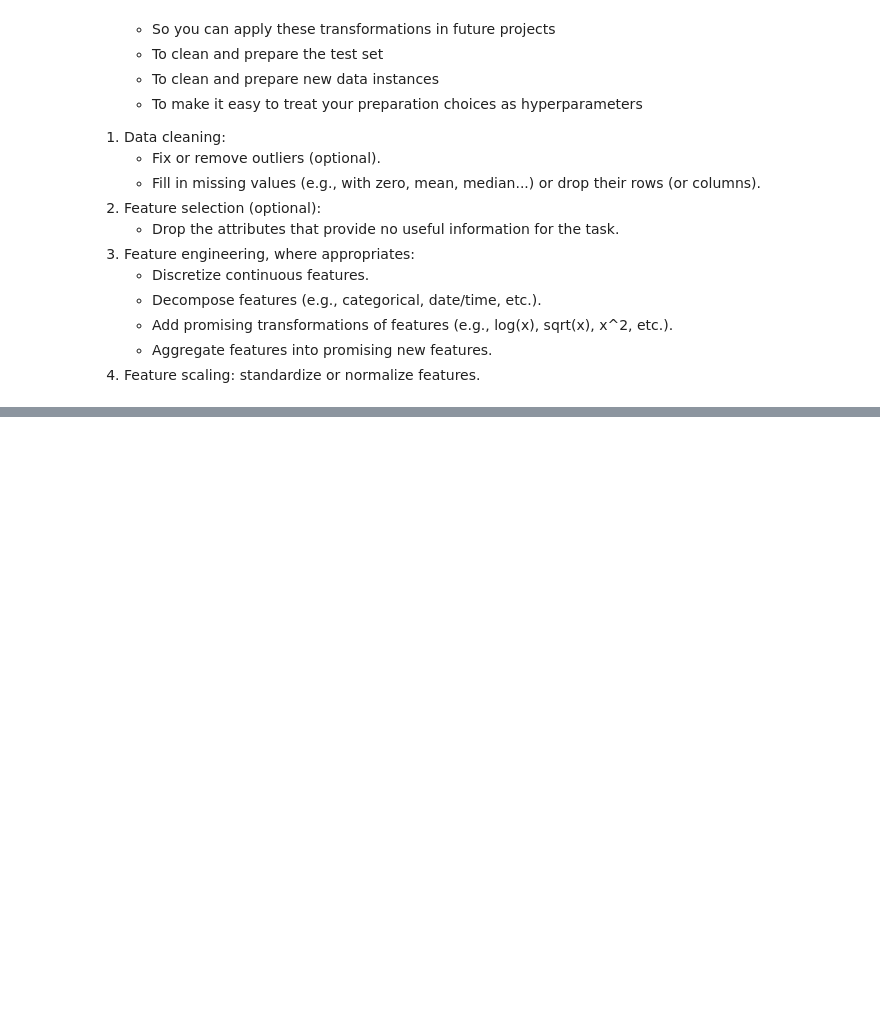
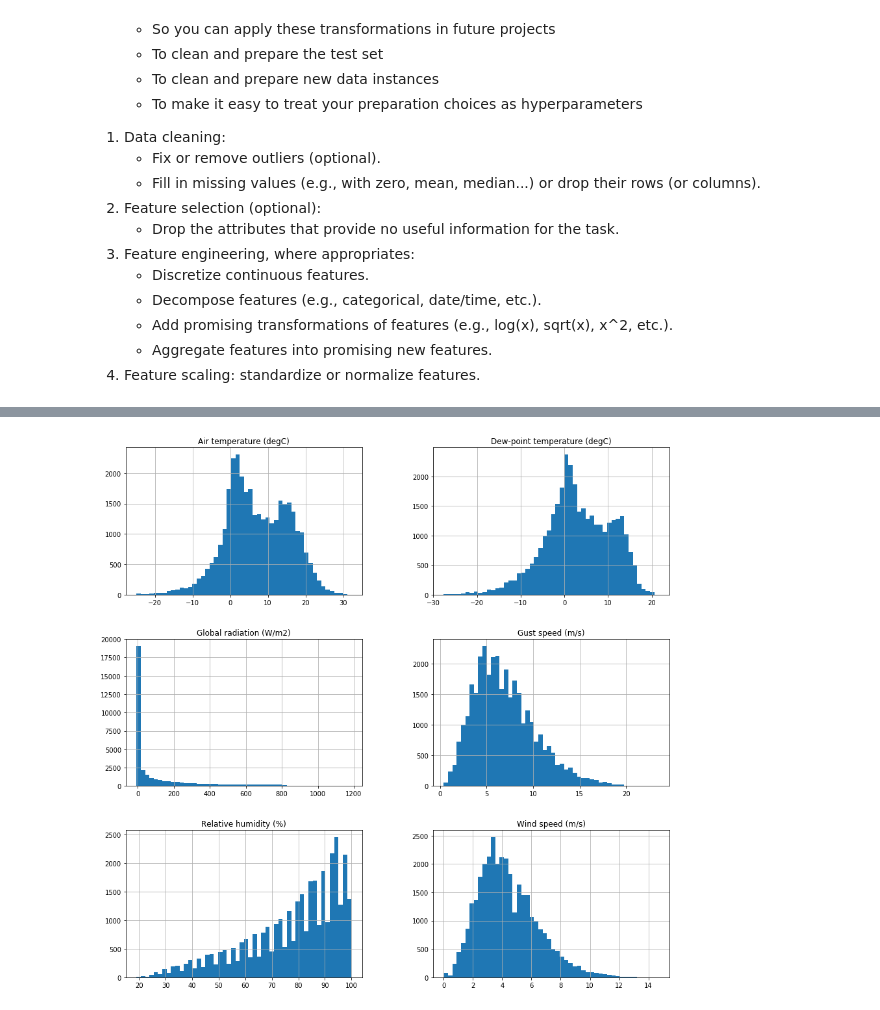
Before and after one commit to screwdriver66/solar_prod_suvilahti, a Jupyter notebook: feature_engineering.ipynb, the cells around one changed output, grey strips where cells are left out. Cells and saved outputs as stored; diff of their text form; code cells hidden in the pictures; blank space fills up the shorter version.

```diff
--- a/feature_engineering.ipynb
+++ b/feature_engineering.ipynb
@@ -42,0 +212,7 @@ Notes:
+# %%
+#without 'Pressure (msl) (hPa)'
+vars_to_transform = ['Relative humidity (%)', 'Air temperature (degC)','Dew-point temperature (degC)','Gust speed (m/s)', 'Wind speed (m/s)', 'Global radiation (W/m2)']
+# %%
+X_train[vars_to_transform].hist(bins=50, figsize=(15,15));
+# %% [output]
+[figure, added]
```
Also changed, not shown: parts of 94 cells of this notebook, 6 other files.
